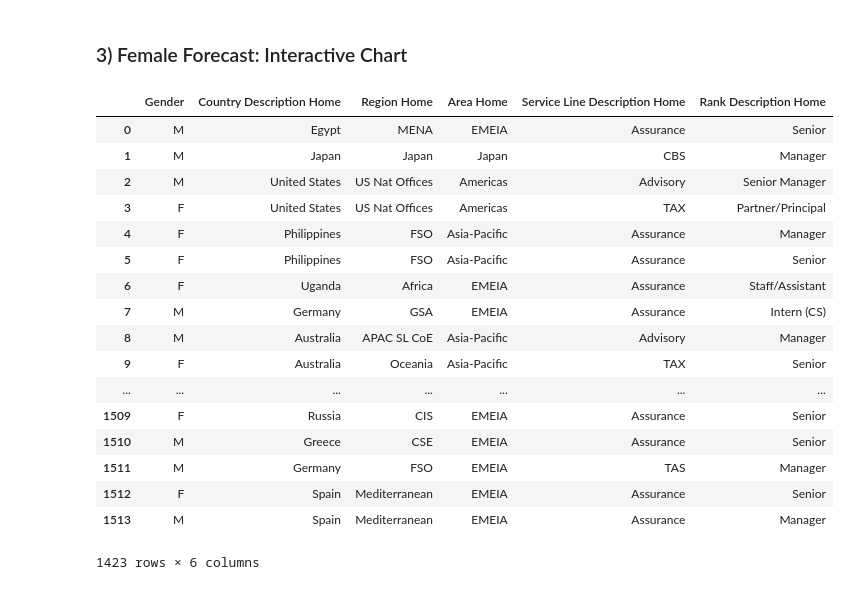
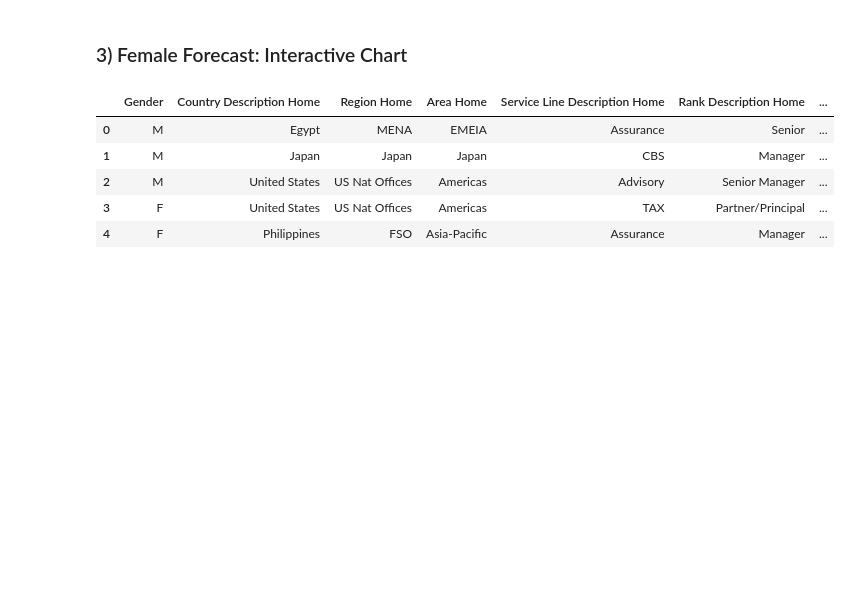
Before and after one commit to MigBap/other_projects, a Jupyter notebook: EY - Case Study.ipynb, the cells around one changed output. Cells and saved outputs as stored; diff of their text form; code cells hidden in the pictures; blank space fills up the shorter version.

```diff
--- a/EY - Case Study.ipynb
+++ b/EY - Case Study.ipynb
@@ -85,7 +85,7 @@ Where (Area, Region, Country, Service Line or Rank) should we focus in order to
 ### Gender gap per year
 # %%
 # period: from 2016 till 2019
-df = data[data.year >= 2016].copy()
+df = data[data.year >= 2016].copy().reset_index(drop=True)
 # %%
 # Gender distribution in each year
 sns.countplot(x='year', hue='Gender', hue_order=['M', 'F'], data=df, palette={'dimgrey', 'gold'})
@@ -321,23 +417,12 @@ plt.show()
 # %% [markdown]
 ### 3) Female Forecast: Interactive Chart
 # %%
-df[columns].drop(['Start Date Planned Home', 'year'], axis=1)
+df_chart = df[columns].drop(['Start Date Planned Home'], axis=1)
+df_chart.head()
 # %% [output]
-|  | Gender | Country Description Home | Region Home | Area Home | Service Line Description Home | Rank Description Home |
-| 0 | M | Egypt | MENA | EMEIA | Assurance | Senior |
-| 1 | M | Japan | Japan | Japan | CBS | Manager |
-| 2 | M | United States | US Nat Offices | Americas | Advisory | Senior Manager |
-| 3 | F | United States | US Nat Offices | Americas | TAX | Partner/Principal |
-| 4 | F | Philippines | FSO | Asia-Pacific | Assurance | Manager |
-| 5 | F | Philippines | FSO | Asia-Pacific | Assurance | Senior |
-| 6 | F | Uganda | Africa | EMEIA | Assurance | Staff/Assistant |
-| 7 | M | Germany | GSA | EMEIA | Assurance | Intern (CS) |
-| 8 | M | Australia | APAC SL CoE | Asia-Pacific | Advisory | Manager |
-| 9 | F | Australia | Oceania | Asia-Pacific | TAX | Senior |
-| ... | ... | ... | ... | ... | ... | ... |
-| 1509 | F | Russia | CIS | EMEIA | Assurance | Senior |
-| 1510 | M | Greece | CSE | EMEIA | Assurance | Senior |
-| 1511 | M | Germany | FSO | EMEIA | TAS | Manager |
-| 1512 | F | Spain | Mediterranean | EMEIA | Assurance | Senior |
-| 1513 | M | Spain | Mediterranean | EMEIA | Assurance | Manager |
+|  | Gender | Country Description Home | Region Home | Area Home | Service Line Description Home | Rank Description Home | ... |
+| 0 | M | Egypt | MENA | EMEIA | Assurance | Senior | ... |
+| 1 | M | Japan | Japan | Japan | CBS | Manager | ... |
+| 2 | M | United States | US Nat Offices | Americas | Advisory | Senior Manager | ... |
+| 3 | F | United States | US Nat Offices | Americas | TAX | Partner/Principal | ... |
+| 4 | F | Philippines | FSO | Asia-Pacific | Assurance | Manager | ... |
-1423 rows × 6 columns
```
Also changed, not shown: parts of 7 cells of this notebook.
